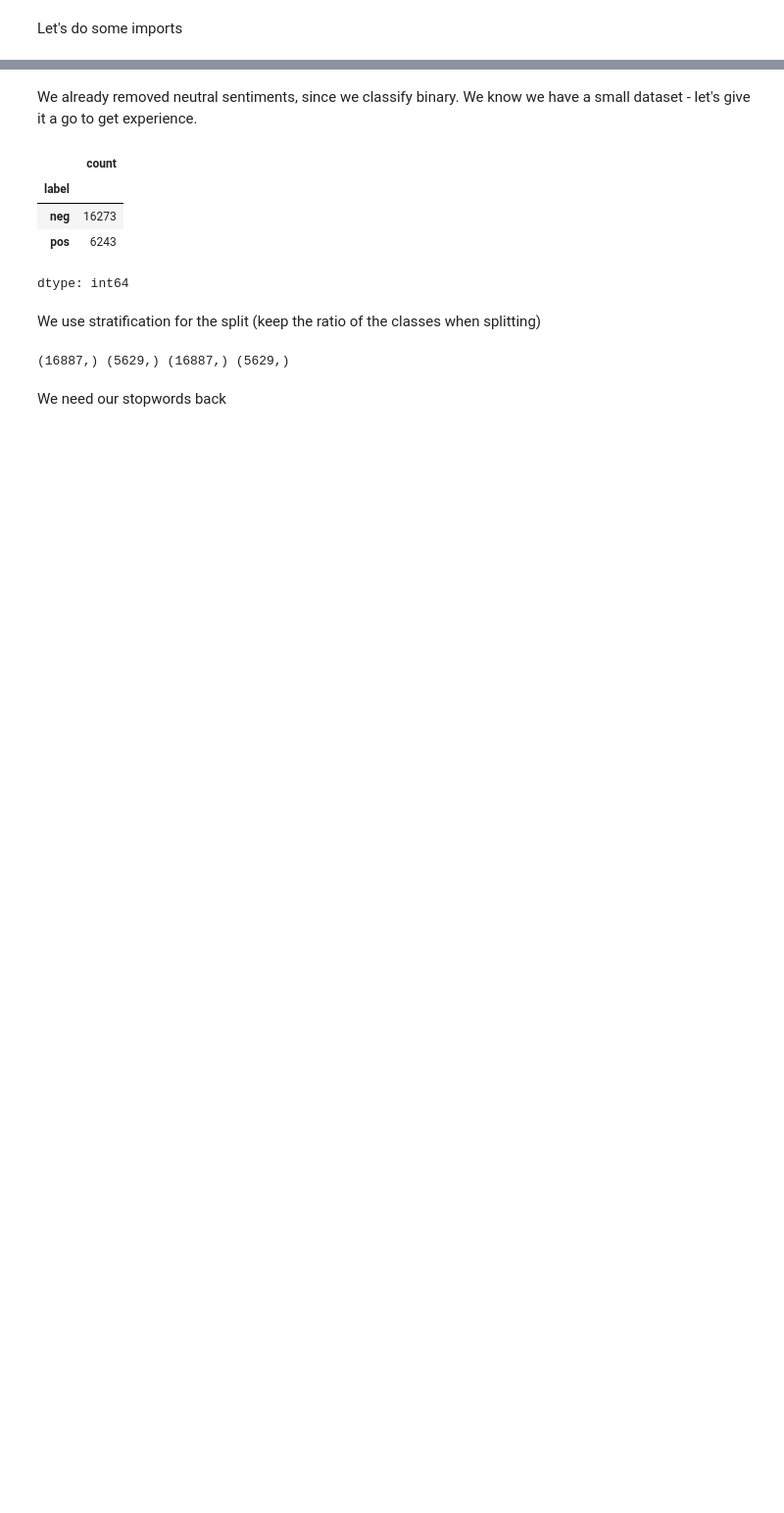
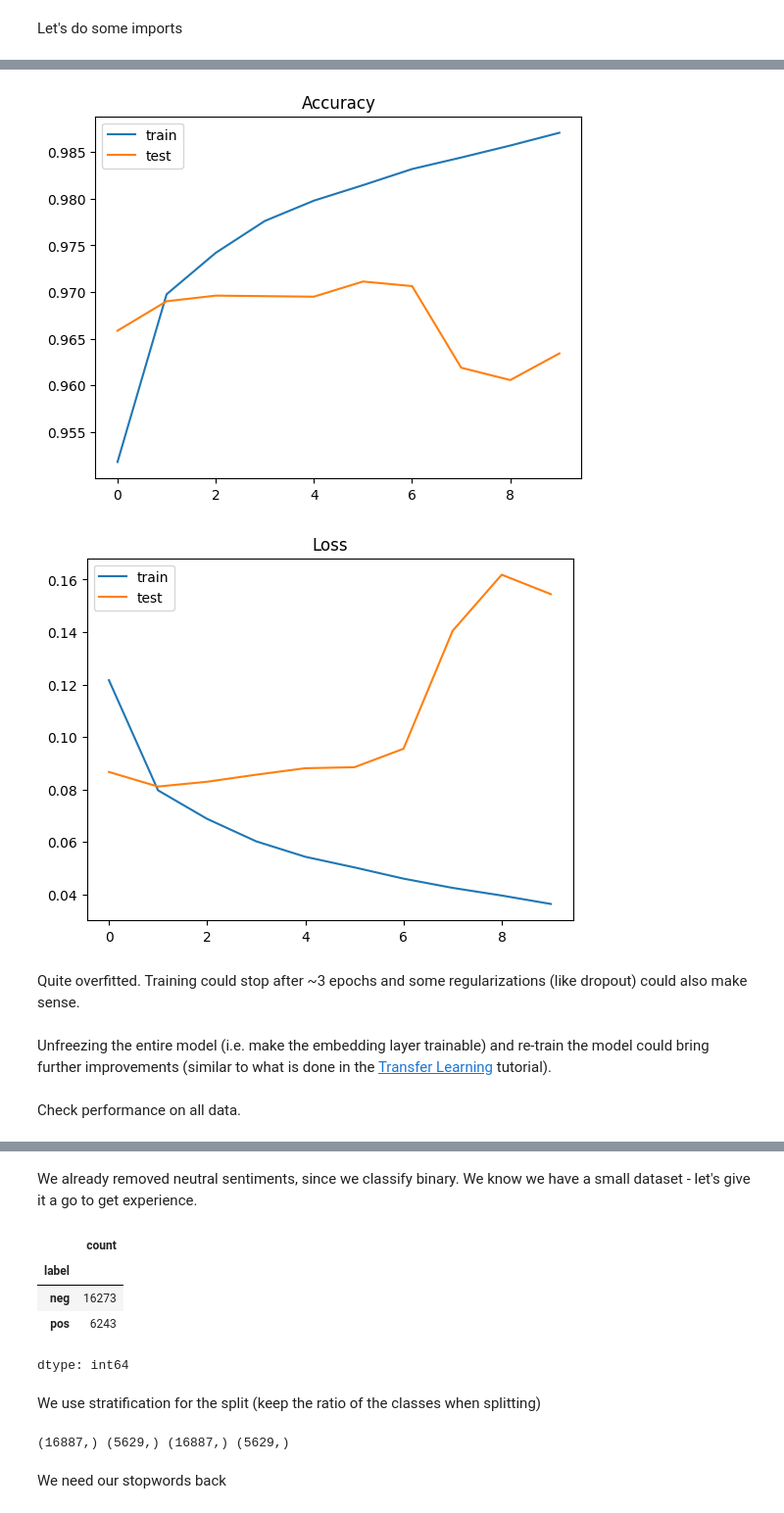
Before and after one commit to miam-bonbon/assignment-adv-nlp, a Jupyter notebook: adv_nlp_assignment_mh_04_CNN_text_classifier.ipynb, the cells around one changed output, grey strips where cells are left out. Shown at 98% size. Drawn from its saved outputs; the diff is of its cells as text; code cells hidden in the pictures; blank space fills up the shorter version.

```diff
--- a/adv_nlp_assignment_mh_04_CNN_text_classifier.ipynb
+++ b/adv_nlp_assignment_mh_04_CNN_text_classifier.ipynb
@@ -57,0 +362,7 @@ data.head(3)
+# %%
+data_train, data_test = get_train_test_split(params, data)
+data_train, data_val = get_train_test_split(params, data_train)
+
+dataset_train = dataframe_to_dataset(params, data_train)
+dataset_test = dataframe_to_dataset(params, data_test)
+dataset_val = dataframe_to_dataset(params, data_val)
@@ -57,0 +555,3 @@ data.head(3)
+# %%
+dataset_train_preprocessed = build_preprocessed_dataset(params, dataset_train, False)
+dataset_val_preprocessed = build_preprocessed_dataset(params, dataset_val, False)
@@ -57,0 +640,3 @@ data.head(3)
+# %%
+model = build_model_cnn(params)
+model.summary()
@@ -57,0 +667,3 @@ data.head(3)
+# %%
+params["training_epochs"] = 10
+history = train_model(params, model, dataset_train_preprocessed, dataset_val_preprocessed)
@@ -57,0 +777,11 @@ data.head(3)
+# %%
+plot_history(history)
+# %% [output]
+[figure, added]
+[figure, added]
+# %% [markdown]
+Quite overfitted. Training could stop after ~3 epochs and some regularizations (like dropout) could also make sense.
+# %% [markdown]
+Unfreezing the entire model (i.e. make the embedding layer trainable) and re-train the model could bring further improvements (similar to what is done in the [Transfer Learning](https://www.tensorflow.org/guide/keras/transfer_learning) tutorial).
+# %% [markdown]
+Check performance on all data.
```
Also changed, not shown: parts of 58 cells of this notebook.
